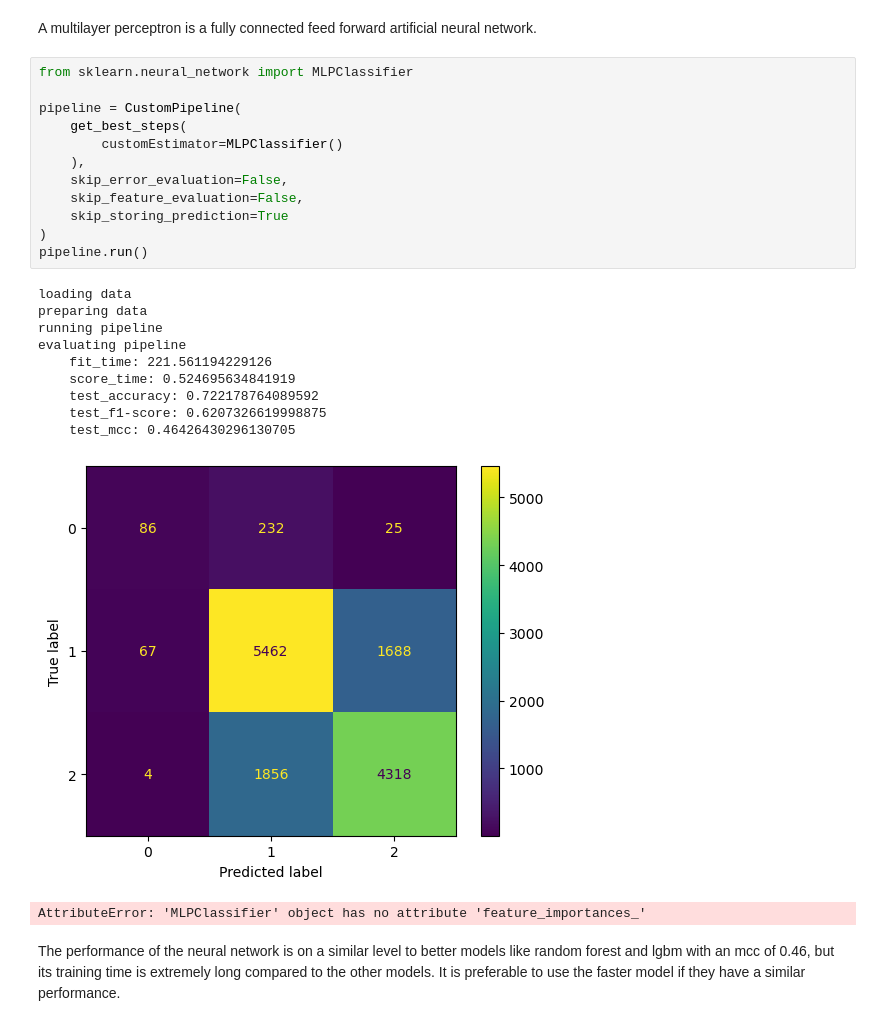
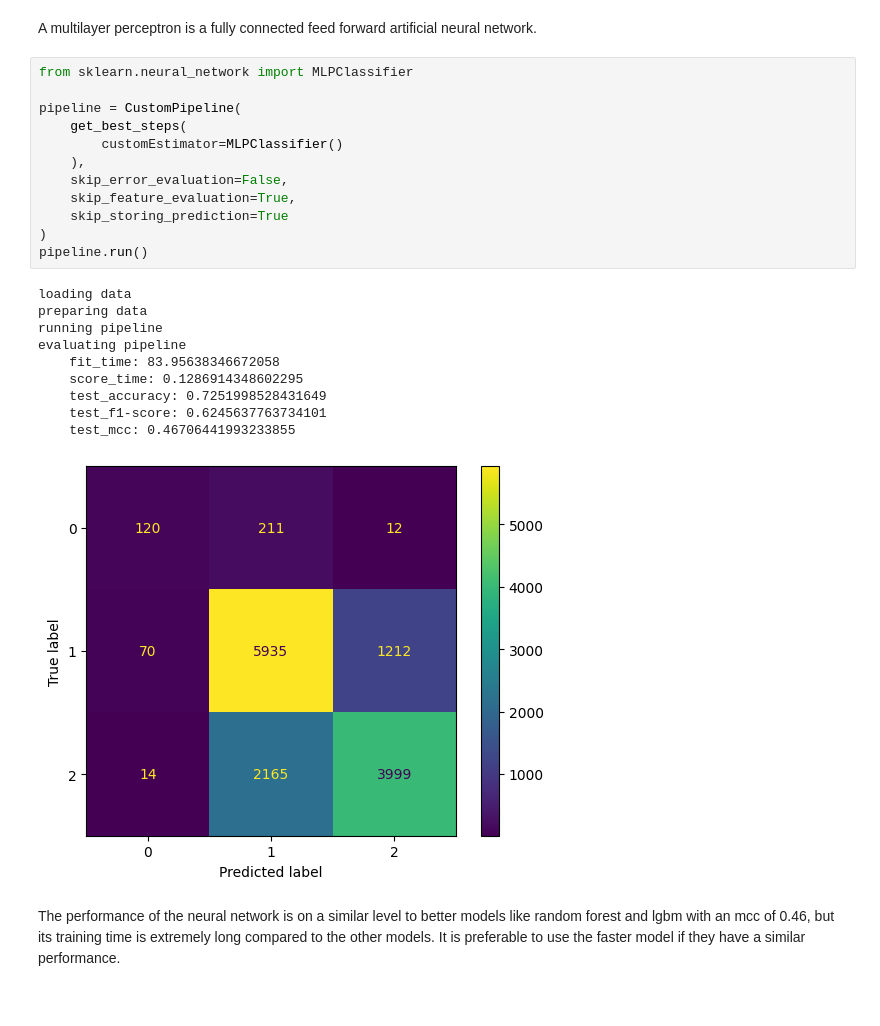
Before and after one commit to Sidies/-2015_Gorkha_earthquake_damage_prediction, a Jupyter notebook: notebooks/tyrell-prediction-models.ipynb, the cells around one changed output. Drawn from its saved outputs; the diff is of its cells as text.

```diff
--- a/notebooks/tyrell-prediction-models.ipynb
+++ b/notebooks/tyrell-prediction-models.ipynb
@@ -577,26 +537,25 @@ A multilayer perceptron is a fully connected feed forward artificial neural netw
 # %%
 from sklearn.neural_network import MLPClassifier
 
 pipeline = CustomPipeline(
     get_best_steps(
         customEstimator=MLPClassifier()
     ),
     skip_error_evaluation=False,
-    skip_feature_evaluation=False,
+    skip_feature_evaluation=True,
     skip_storing_prediction=True
 )
 pipeline.run()
 # %% [output]
 loading data
 preparing data
 running pipeline
 evaluating pipeline
-    fit_time: 221.561194229126
-    score_time: 0.524695634841919
-    test_accuracy: 0.722178764089592
-    test_f1-score: 0.6207326619998875
-    test_mcc: 0.46426430296130705
+    fit_time: 83.95638346672058
+    score_time: 0.1286914348602295
+    test_accuracy: 0.7251998528431649
+    test_f1-score: 0.6245637763734101
+    test_mcc: 0.46706441993233855
-[figure, old version]
+[figure, new version]
-AttributeError: 'MLPClassifier' object has no attribute 'feature_importances_'
 # %% [markdown]
 The performance of the neural network is on a similar level to better models like random forest and lgbm with an mcc of 0.46, but its training time is extremely long compared to the other models. It is preferable to use the faster model if they have a similar performance.
```
Also changed, not shown: parts of 17 cells of this notebook.
